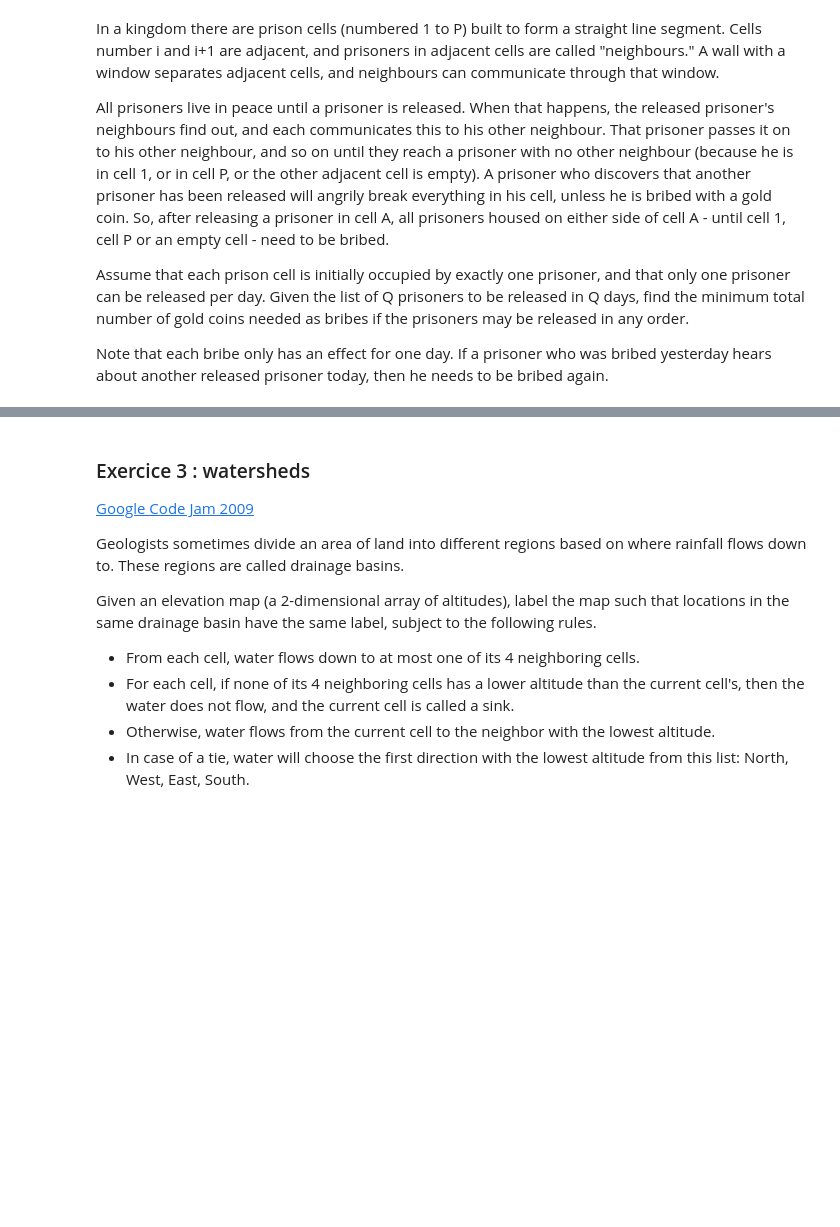
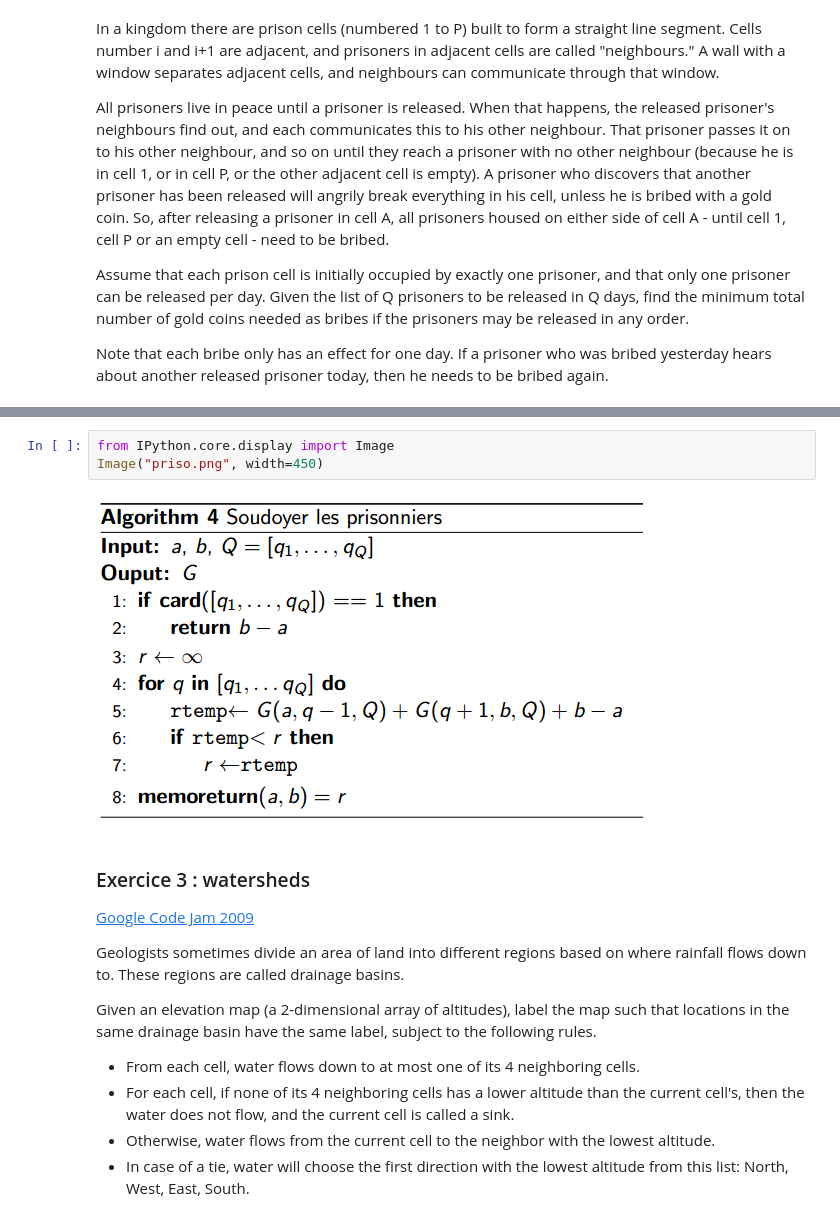
Before and after one commit to sdpython/ensae_teaching_cs, a Jupyter notebook: _doc/notebooks/td2a/td2a_correction_session_6.ipynb, the cells around one changed output, grey strips where cells are left out. Cells and saved outputs as stored; diff of their text form; blank space fills up the shorter version.

```diff
--- a/_doc/notebooks/td2a/td2a_correction_session_6.ipynb
+++ b/_doc/notebooks/td2a/td2a_correction_session_6.ipynb
@@ -44,3 +54,8 @@ Note that each bribe only has an effect for one day. If a prisoner who was bribe
+# %%
+from IPython.core.display import Image
+Image("priso.png", width=450)
+# %% [output]
+[figure, added]
 # %% [markdown]
 <h3 id="exo3">Exercice 3 : watersheds</h3>
 
```
Also changed, not shown: parts of 1 cell of this notebook, 6 other files.
